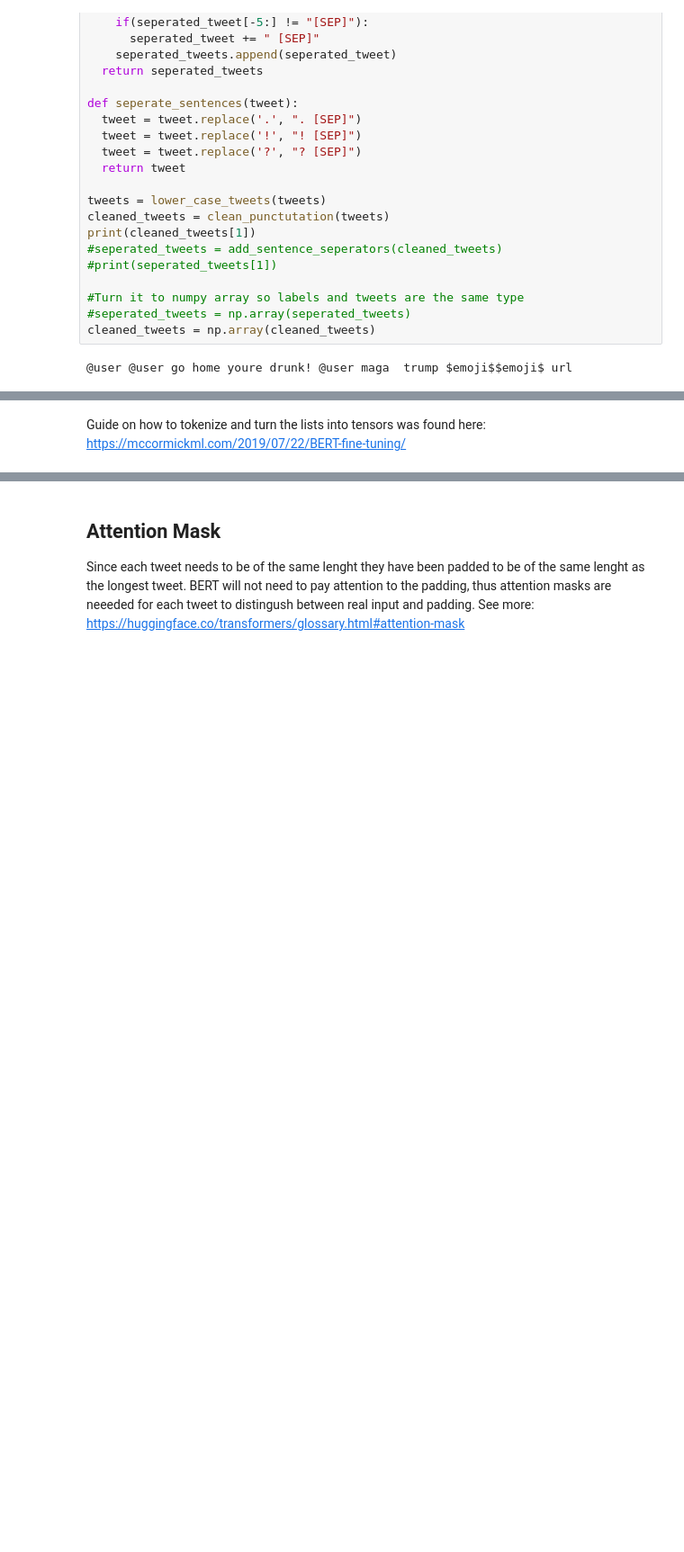
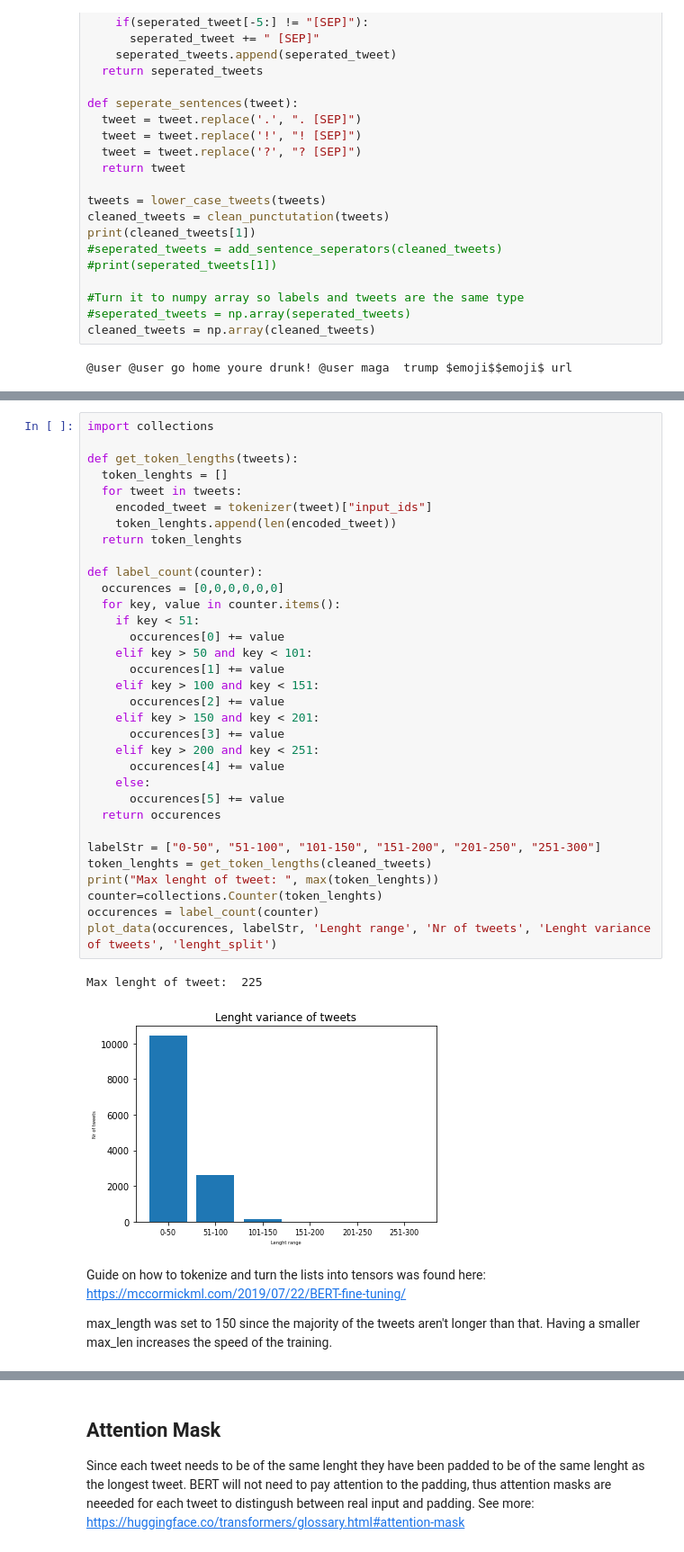
Before and after one commit to josbex/HS-detection_in_social_media_posts, a Jupyter notebook: Hate_speech_detection_in_social_media_posts.ipynb, the cells around one changed output, grey strips where cells are left out. Shown: that part at 90% size. Saved outputs shown, nothing was run; the diff lists cells and outputs as text; blank space fills up the shorter version.

```diff
--- a/Hate_speech_detection_in_social_media_posts.ipynb
+++ b/Hate_speech_detection_in_social_media_posts.ipynb
@@ -191,3 +189,41 @@ cleaned_tweets = np.array(cleaned_tweets)
+# %%
+import collections
+
+def get_token_lengths(tweets):
+  token_lenghts = []
+  for tweet in tweets:
+    encoded_tweet = tokenizer(tweet)["input_ids"]
+    token_lenghts.append(len(encoded_tweet))
+  return token_lenghts
+
+def label_count(counter):
+  occurences = [0,0,0,0,0,0]
+  for key, value in counter.items():
+    if key < 51:
+      occurences[0] += value
+    elif key > 50 and key < 101:
+      occurences[1] += value
+    elif key > 100 and key < 151:
+      occurences[2] += value
+    elif key > 150 and key < 201:
+      occurences[3] += value
+    elif key > 200 and key < 251:
+      occurences[4] += value
+    else:
+      occurences[5] += value
+  return occurences
+
+labelStr = ["0-50", "51-100", "101-150", "151-200", "201-250", "251-300"]
+token_lenghts = get_token_lengths(cleaned_tweets)
+print("Max lenght of tweet: ", max(token_lenghts))
+counter=collections.Counter(token_lenghts)
+occurences = label_count(counter)
+plot_data(occurences, labelStr, 'Lenght range', 'Nr of tweets', 'Lenght variance of tweets', 'lenght_split')
+# %% [output]
+Max lenght of tweet:  225
+[figure, added]
 # %% [markdown]
 Guide on how to tokenize and turn the lists into tensors was found here: https://mccormickml.com/2019/07/22/BERT-fine-tuning/
+
+max_length was set to 150 since the majority of the tweets aren't longer than that. Having a smaller max_len increases the speed of the training.
 # %%
```
Also changed, not shown: parts of 14 cells of this notebook.
